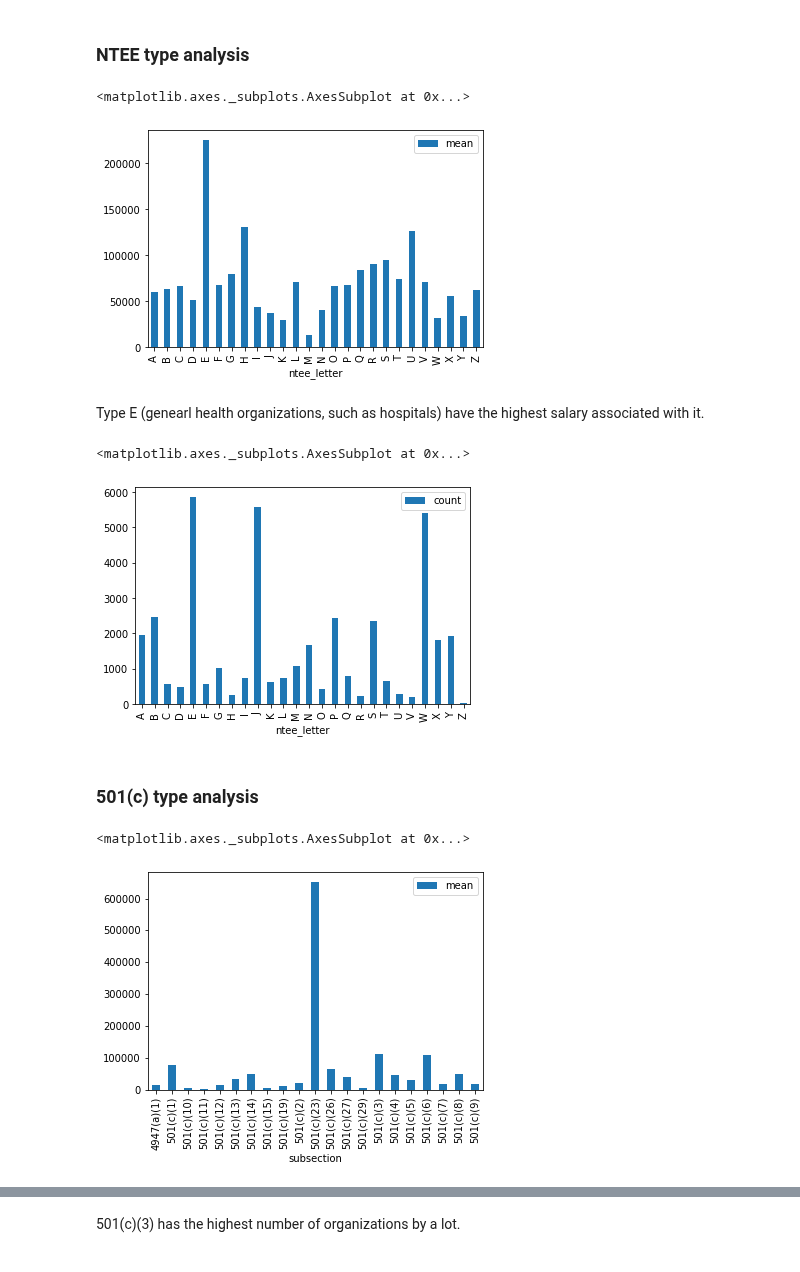
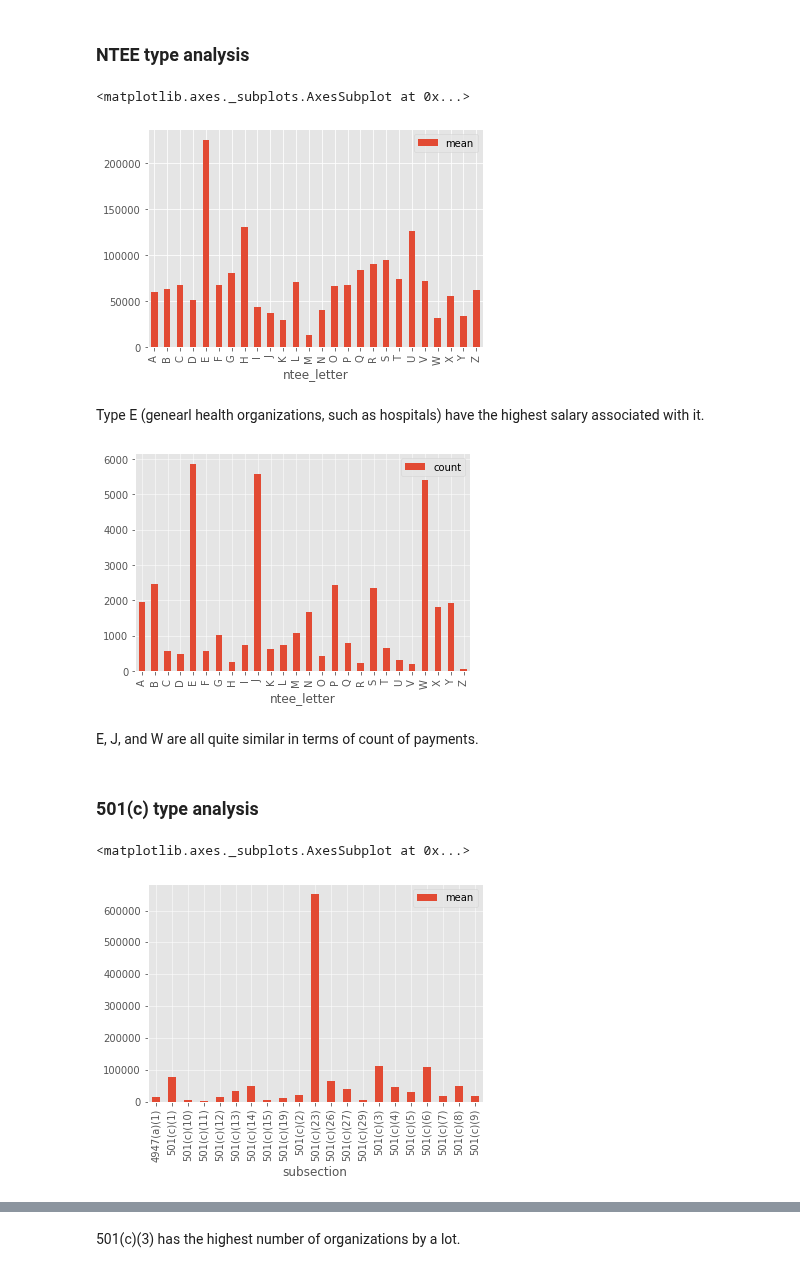
Before and after one commit to mrkjhsn/Not_for_Profit_Compensation_Modeling, a Jupyter notebook: executive_comp_data_prep.ipynb, the cells around one changed output, grey strips where cells are left out. Drawn from its saved outputs; the diff is of its cells as text; code cells hidden in the pictures.

```diff
--- a/executive_comp_data_prep.ipynb
+++ b/executive_comp_data_prep.ipynb
@@ -26,9 +26,12 @@ Title is included for each position being paid.  Since this is a fill in the bla
 # %%
 import numpy as np
 import pandas as pd
+pd.set_option('display.max_columns', None)
 
 import matplotlib.pyplot as plt
-pd.set_option('display.max_columns', None)
+import seaborn as sns
+plt.style.use('ggplot')
+# plt.style.use('bmh')
 # %% [markdown]
 ## IMPORT DATA & PREPROCESS
 # %%
@@ -257,15 +314,19 @@ df.head()
 df.groupby('ntee_letter')['reportable_comp'].agg(['mean']).plot(kind='bar')
 # %% [output]
 <matplotlib.axes._subplots.AxesSubplot at 0x...>
-[figure, old version]
+[figure, new version]
 # %% [markdown]
 Type E (genearl health organizations, such as hospitals) have the highest salary associated with it.
 # %%
-# which ntee category receives the highest executive compensation
-df.groupby('ntee_letter')['reportable_comp'].agg(['count']).plot(kind='bar')
+# which categories receive the most payments?
+# fig, ax = plt.subplots(figsize=(12, 6))
+
+df.groupby(['ntee_letter'])['reportable_comp'].agg(['count']) \
+    .plot(kind='bar', stacked=True);
 # %% [output]
-<matplotlib.axes._subplots.AxesSubplot at 0x...>
-[figure, old version]
+[figure, new version]
+# %% [markdown]
+E, J, and W are all quite similar in terms of count of payments.
 # %% [markdown]
 ### 501(c) type analysis
 # %%
@@ -273,5 +334,5 @@ df.groupby('ntee_letter')['reportable_comp'].agg(['count']).plot(kind='bar')
 df.groupby('subsection')['reportable_comp'].agg(['mean']).plot(kind='bar')
 # %% [output]
 <matplotlib.axes._subplots.AxesSubplot at 0x...>
-[figure, old version]
+[figure, new version]
 # %% [markdown]
```
Also changed, not shown: parts of 23 cells of this notebook.
